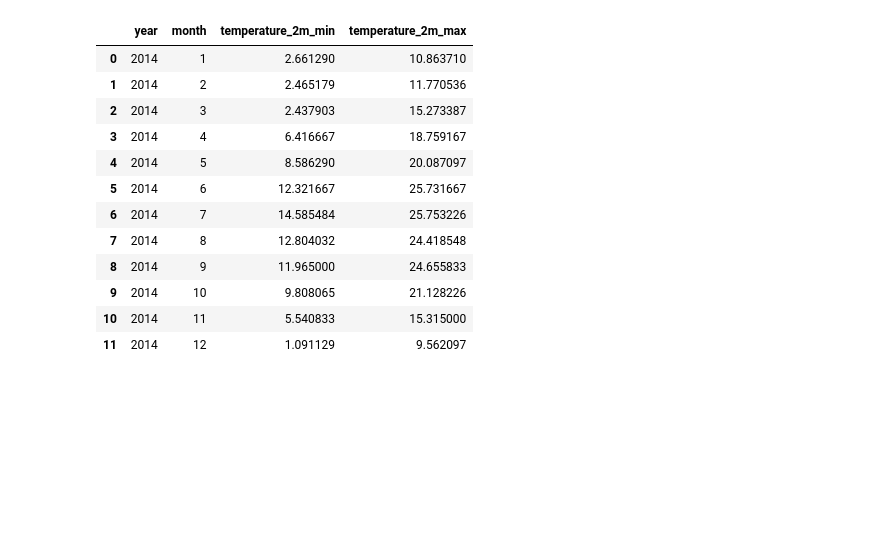
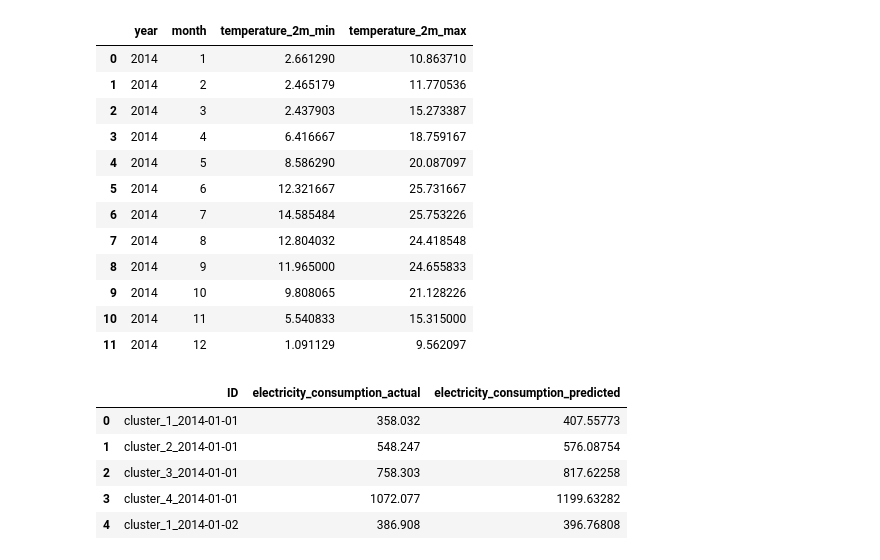
Before and after one commit to petery05/seleksiCFDSA17, a Jupyter notebook: nyoba.ipynb, the cells around one changed output. Cells and saved outputs as stored; diff of their text form; code cells hidden in the pictures; blank space fills up the shorter version.

```diff
--- a/nyoba.ipynb
+++ b/nyoba.ipynb
@@ -131,3 +131,20 @@ monthly_yearly_avg_temp.head(12)
 | 9 | 2014 | 10 | 9.808065 | 21.128226 |
 | 10 | 2014 | 11 | 5.540833 | 15.315000 |
 | 11 | 2014 | 12 | 1.091129 | 9.562097 |
+# %%
+predictions = pd.read_csv("C:\\Users\\User\\Documents\\Coding\\virtual env\\datsci\\bokepanakpurba.csv")
+# Gabungkan kedua dataframe berdasarkan kolom 'ID'
+merged = pd.merge(train[['ID', 'electricity_consumption']],
+                predictions,
+                on='ID',
+                suffixes=('_actual', '_predicted'))
+
+# Tampilkan beberapa baris hasil penggabungan
+merged.head()
+# %% [output]
+|  | ID | electricity_consumption_actual | electricity_consumption_predicted |
+| 0 | cluster_1_2014-01-01 | 358.032 | 407.55773 |
+| 1 | cluster_2_2014-01-01 | 548.247 | 576.08754 |
+| 2 | cluster_3_2014-01-01 | 758.303 | 817.62258 |
+| 3 | cluster_4_2014-01-01 | 1072.077 | 1199.63282 |
+| 4 | cluster_1_2014-01-02 | 386.908 | 396.76808 |
```
Also changed, not shown: parts of 1 cell of this notebook.
